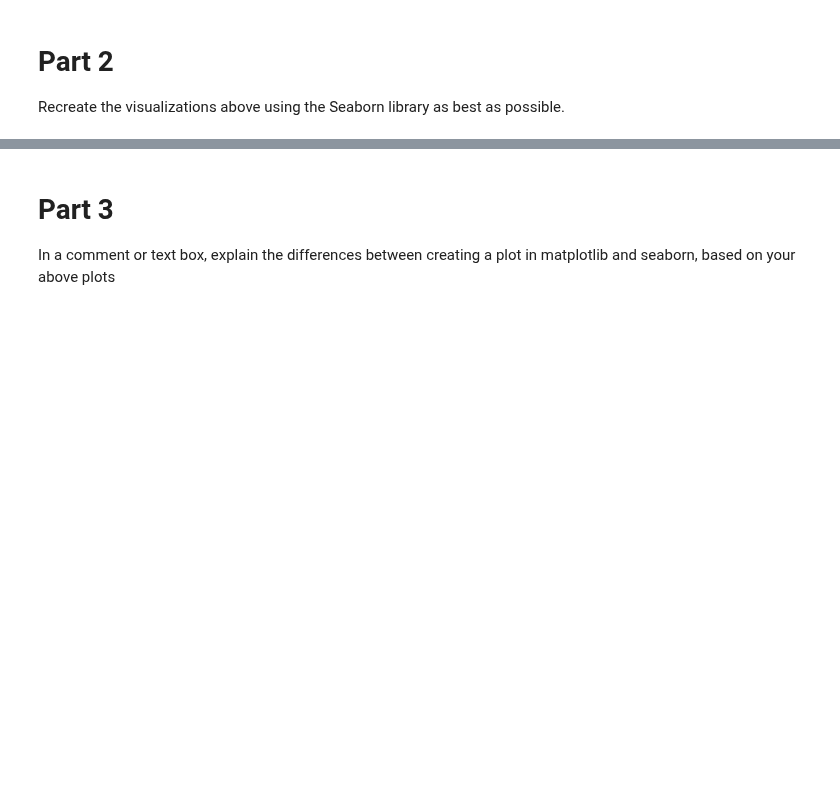
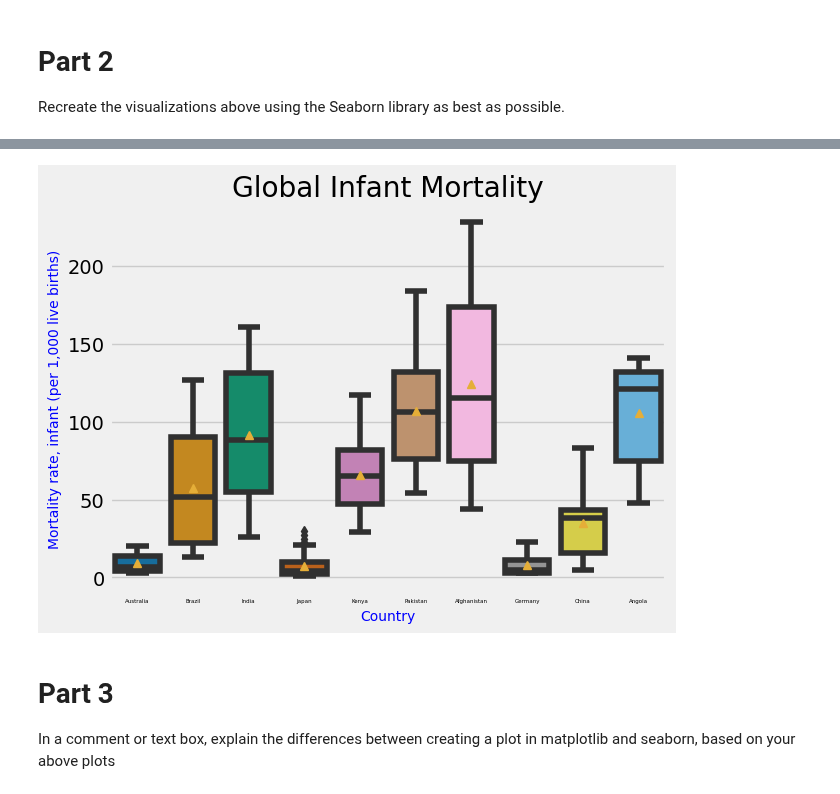
Before and after one commit to himalayahall/DATA602, a Jupyter notebook: 08_assignment.ipynb, the cells around one changed output, grey strips where cells are left out. Drawn from its saved outputs; the diff is of its cells as text; code cells hidden in the pictures; blank space fills up the shorter version.

```diff
--- a/08_assignment.ipynb
+++ b/08_assignment.ipynb
@@ -279,3 +330,7 @@ import seaborn as sns
+# %%
+sns_draw_boxplots(countries_of_interest)
+# %% [output]
+[figure, added]
 # %% [markdown]
 # Part 3
 
```
Also changed, not shown: parts of 2 cells of this notebook.
